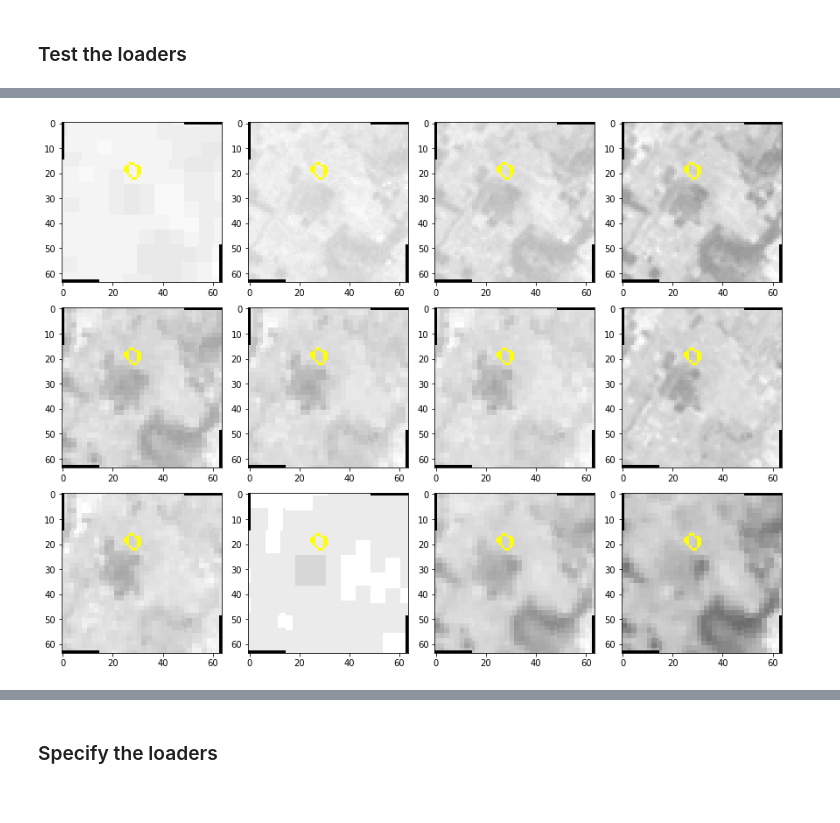
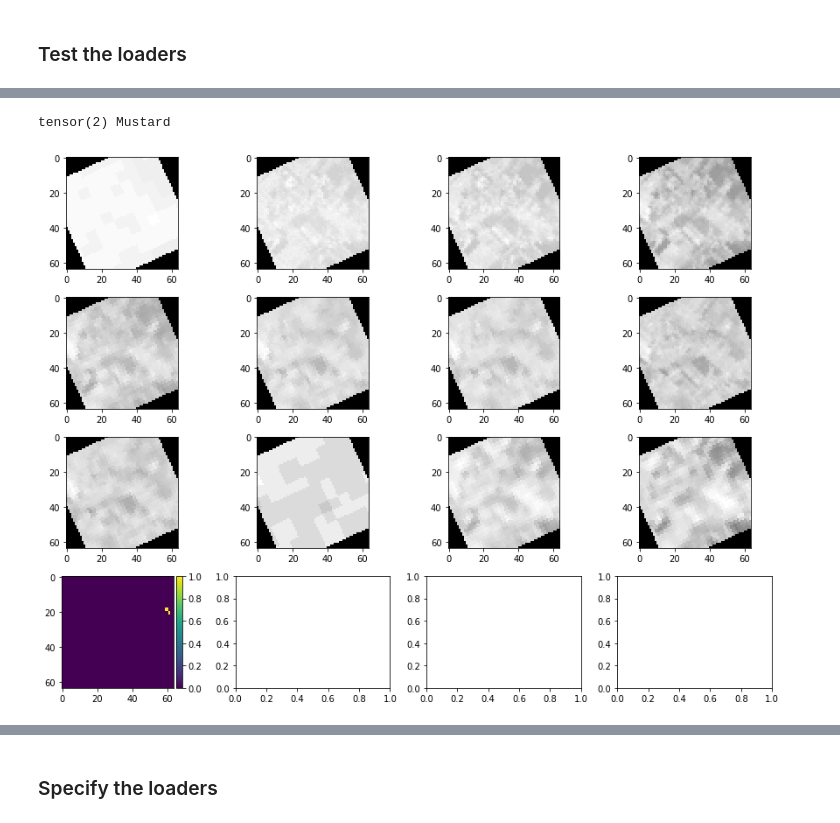
Before and after one commit to amedyukhina/AgrifieldNet, a Jupyter notebook: agrinet.ipynb, the cells around one changed output, grey strips where cells are left out. Saved outputs shown, nothing was run; the diff lists cells and outputs as text; code cells hidden in the pictures.

```diff
--- a/agrinet.ipynb
+++ b/agrinet.ipynb
@@ -195,3 +190,0 @@ mean_area_fraction
-# %%
-df = df.sort_values(['crop_type', 'field_id']).reset_index(drop=True)
-df['count'] = 1
@@ -287,7 +262,7 @@ crop_dict
 # %% [markdown]
 ### Specify parameters
 # %%
-batch_size = 16
+batch_size = 128
 # %% [markdown]
 ### Specify the Dataset
 # %%
@@ -306,27 +281,29 @@ class AgriDataset(torch.utils.data.Dataset):
       source_fn = rf"{self.df.iloc[index]['source_path']}{band}.tif"
       with rasterio.open(source_fn) as src:
         imgs.append(src.read()[0].astype(np.float64)/255.)
-    with rasterio.open(self.df.iloc[index]['label_path']) as src:
-      labels = src.read()[0].astype(np.int64)
+    with rasterio.open(self.df.iloc[index]['field_path']) as src:
+      fields = src.read()[0].astype(np.int64)
+      imgs.append((fields > 0)*1)
+    if 'label_path' in self.df.columns and os.path.exists(self.df.iloc[index]['label_path']):
+      with rasterio.open(self.df.iloc[index]['label_path']) as src:
+        labels = src.read()[0].astype(np.int64)
+    else:
+      labels = fields
 
-    labels = torch.tensor(labels).unsqueeze(0)
     imgs = torch.tensor(np.array(imgs))
 
     hs = int(self.size/2)
     ind = [self.df.iloc[index]['center_y'], self.df.iloc[index]['center_x']]
+    field_id = torch.tensor(fields[tuple(np.int_(ind))], dtype=torch.int64)
+    label = torch.tensor(labels[tuple(np.int_(ind))], dtype=torch.int64)
     ind = np.max(np.array([[hs, hs], ind]), axis=0)
     ind = np.int_(np.min(np.array([np.array(imgs.shape[-2:])-hs-1, ind]), axis=0))
-    labels = labels[:, ind[0]-hs:ind[0]+hs, ind[1]-hs:ind[1]+hs]
     imgs = imgs[:, ind[0]-hs:ind[0]+hs, ind[1]-hs:ind[1]+hs]
 
     if self.transforms:
-      seed = np.random.randint(np.iinfo('int32').max)
-      torch.manual_seed(seed)
-      labels = self.transforms(labels)
-      torch.manual_seed(seed)
       imgs = self.transforms(imgs)
 
-    return imgs.float(), labels
+    return imgs.float(), label, field_id
 
 
   def __len__(self):
@@ -367,8 +345,8 @@ dl_val = torch.utils.data.DataLoader(
     shuffle=False, batch_size=batch_size, num_workers=2
     )
 # %%
-imgs, labels = next(iter(dl_train))
-imgs0, labels0 = next(iter(dl_train0))
+imgs, labels, _ = next(iter(dl_train))
+imgs0, labels0, _ = next(iter(dl_train0))
 # %%
 imgs.shape, labels.shape
 # %% [output]
@@ -391,11 +357,12 @@ io.imshow(labels0[ind][0].numpy())
 # %%
-fig, axes = plt.subplots(3, 4, figsize=(s*4, s*3))
+fig, axes = plt.subplots(4, 4, figsize=(s*4, s*3))
+print(labels[ind], crop_dict[labels[ind].item()])
 for ax, img in zip(axes.ravel(), imgs[ind]):
   plt.sca(ax)
   im = img.numpy()
   im = im / np.max(im)
-  io.imshow(mark_boundaries(im, labels[ind][0].numpy(),
-                            mode='outer'))
+  io.imshow(im)
 # %% [output]
+tensor(2) Mustard
-[figure, old version]
+[figure, new version]
 # %%
```
Also changed, not shown: parts of 44 cells of this notebook.
